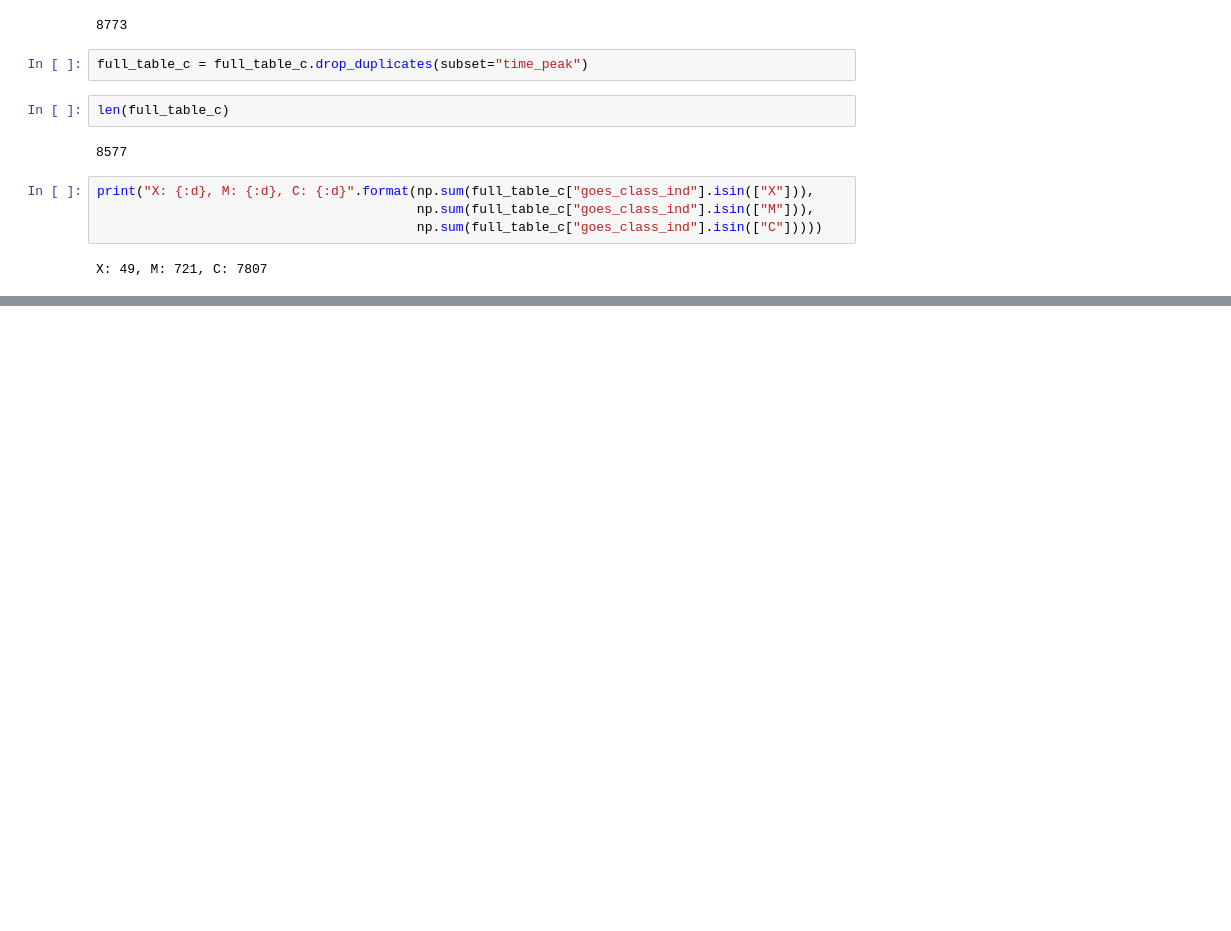
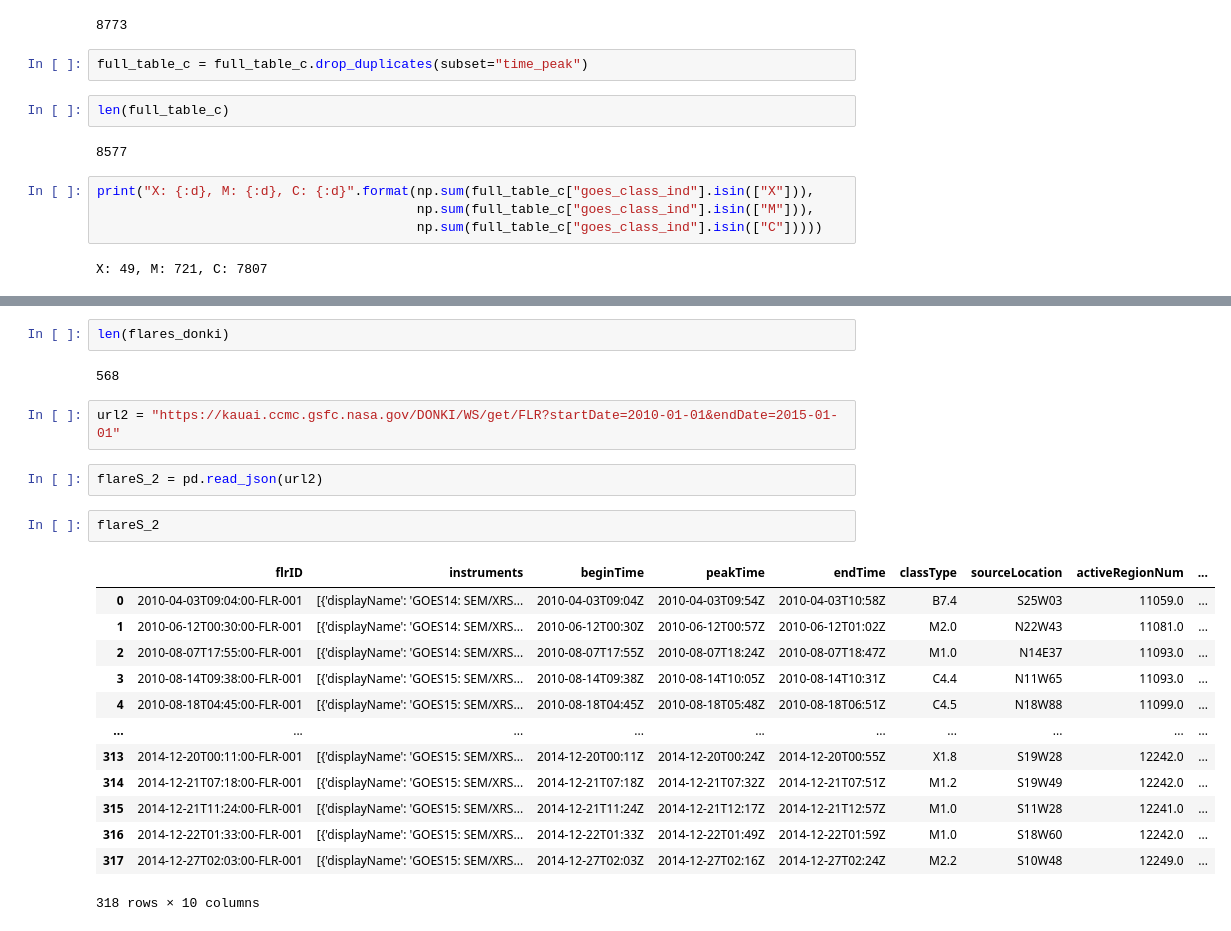
Before and after one commit to hayesla/flare_forecast_proj, a Jupyter notebook: goes_flare_list/testing_flarelists.ipynb, the cells around one changed output, grey strips where cells are left out. Saved outputs shown, nothing was run; the diff lists cells and outputs as text; blank space fills up the shorter version.

Commit message:
comparing flare lists

```diff
--- a/goes_flare_list/testing_flarelists.ipynb
+++ b/goes_flare_list/testing_flarelists.ipynb
@@ -440,0 +465,24 @@ X: 49, M: 721, C: 7807
+# %%
+len(flares_donki)
+# %% [output]
+568
+# %%
+url2 = "https://kauai.ccmc.gsfc.nasa.gov/DONKI/WS/get/FLR?startDate=2010-01-01&endDate=2015-01-01"
+# %%
+flareS_2 = pd.read_json(url2)
+# %%
+flareS_2
+# %% [output]
+|  | flrID | instruments | beginTime | peakTime | endTime | classType | sourceLocation | activeRegionNum | ... |
+| 0 | 2010-04-03T09:04:00-FLR-001 | [{'displayName': 'GOES14: SEM/XRS... | 2010-04-03T09:04Z | 2010-04-03T09:54Z | 2010-04-03T10:58Z | B7.4 | S25W03 | 11059.0 | ... |
+| 1 | 2010-06-12T00:30:00-FLR-001 | [{'displayName': 'GOES14: SEM/XRS... | 2010-06-12T00:30Z | 2010-06-12T00:57Z | 2010-06-12T01:02Z | M2.0 | N22W43 | 11081.0 | ... |
+| 2 | 2010-08-07T17:55:00-FLR-001 | [{'displayName': 'GOES14: SEM/XRS... | 2010-08-07T17:55Z | 2010-08-07T18:24Z | 2010-08-07T18:47Z | M1.0 | N14E37 | 11093.0 | ... |
+| 3 | 2010-08-14T09:38:00-FLR-001 | [{'displayName': 'GOES15: SEM/XRS... | 2010-08-14T09:38Z | 2010-08-14T10:05Z | 2010-08-14T10:31Z | C4.4 | N11W65 | 11093.0 | ... |
+| 4 | 2010-08-18T04:45:00-FLR-001 | [{'displayName': 'GOES15: SEM/XRS... | 2010-08-18T04:45Z | 2010-08-18T05:48Z | 2010-08-18T06:51Z | C4.5 | N18W88 | 11099.0 | ... |
+| ... | ... | ... | ... | ... | ... | ... | ... | ... | ... |
+| 313 | 2014-12-20T00:11:00-FLR-001 | [{'displayName': 'GOES15: SEM/XRS... | 2014-12-20T00:11Z | 2014-12-20T00:24Z | 2014-12-20T00:55Z | X1.8 | S19W28 | 12242.0 | ... |
+| 314 | 2014-12-21T07:18:00-FLR-001 | [{'displayName': 'GOES15: SEM/XRS... | 2014-12-21T07:18Z | 2014-12-21T07:32Z | 2014-12-21T07:51Z | M1.2 | S19W49 | 12242.0 | ... |
+| 315 | 2014-12-21T11:24:00-FLR-001 | [{'displayName': 'GOES15: SEM/XRS... | 2014-12-21T11:24Z | 2014-12-21T12:17Z | 2014-12-21T12:57Z | M1.0 | S11W28 | 12241.0 | ... |
+| 316 | 2014-12-22T01:33:00-FLR-001 | [{'displayName': 'GOES15: SEM/XRS... | 2014-12-22T01:33Z | 2014-12-22T01:49Z | 2014-12-22T01:59Z | M1.0 | S18W60 | 12242.0 | ... |
+| 317 | 2014-12-27T02:03:00-FLR-001 | [{'displayName': 'GOES15: SEM/XRS... | 2014-12-27T02:03Z | 2014-12-27T02:16Z | 2014-12-27T02:24Z | M2.2 | S10W48 | 12249.0 | ... |
+318 rows × 10 columns
```
Also changed, not shown: parts of 5 cells of this notebook.
